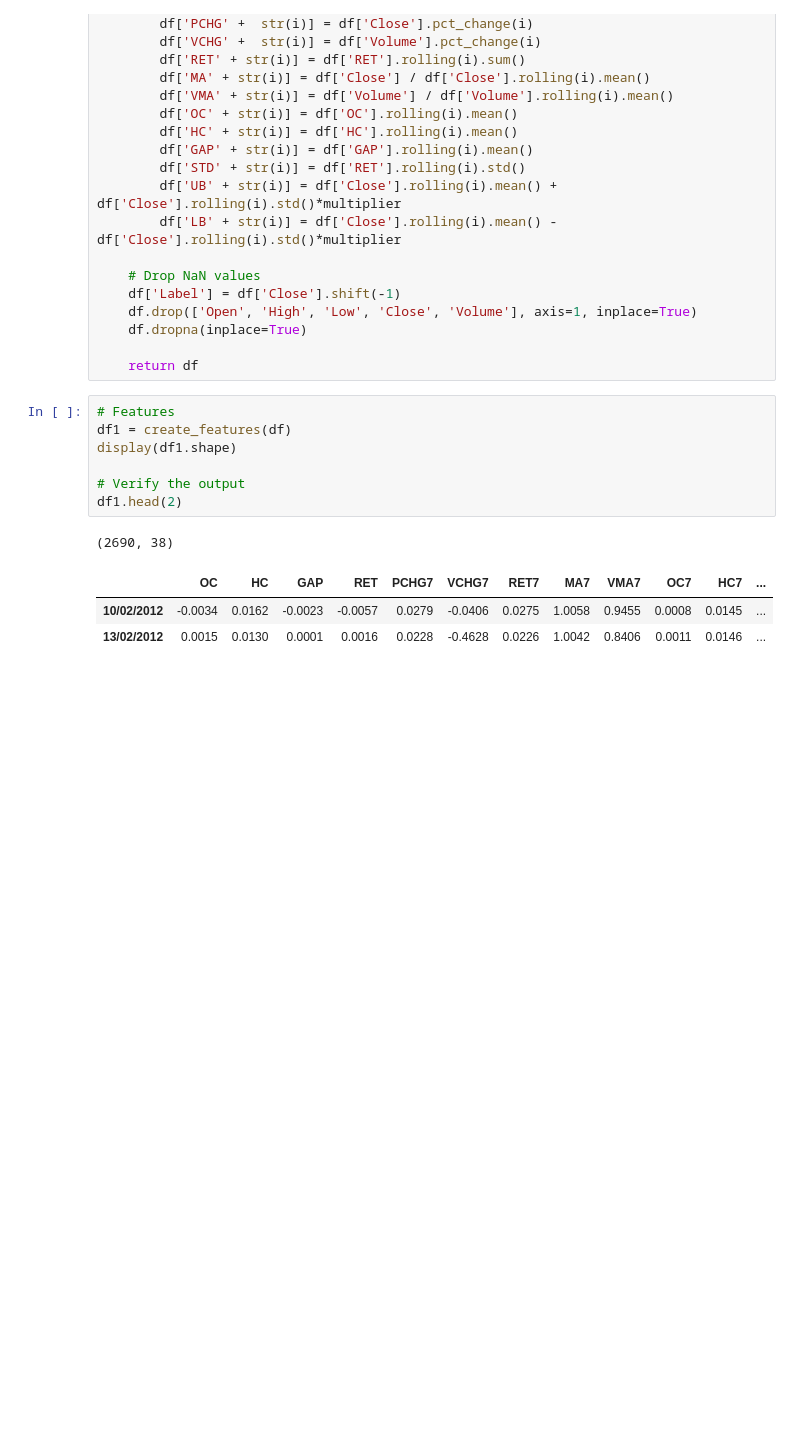
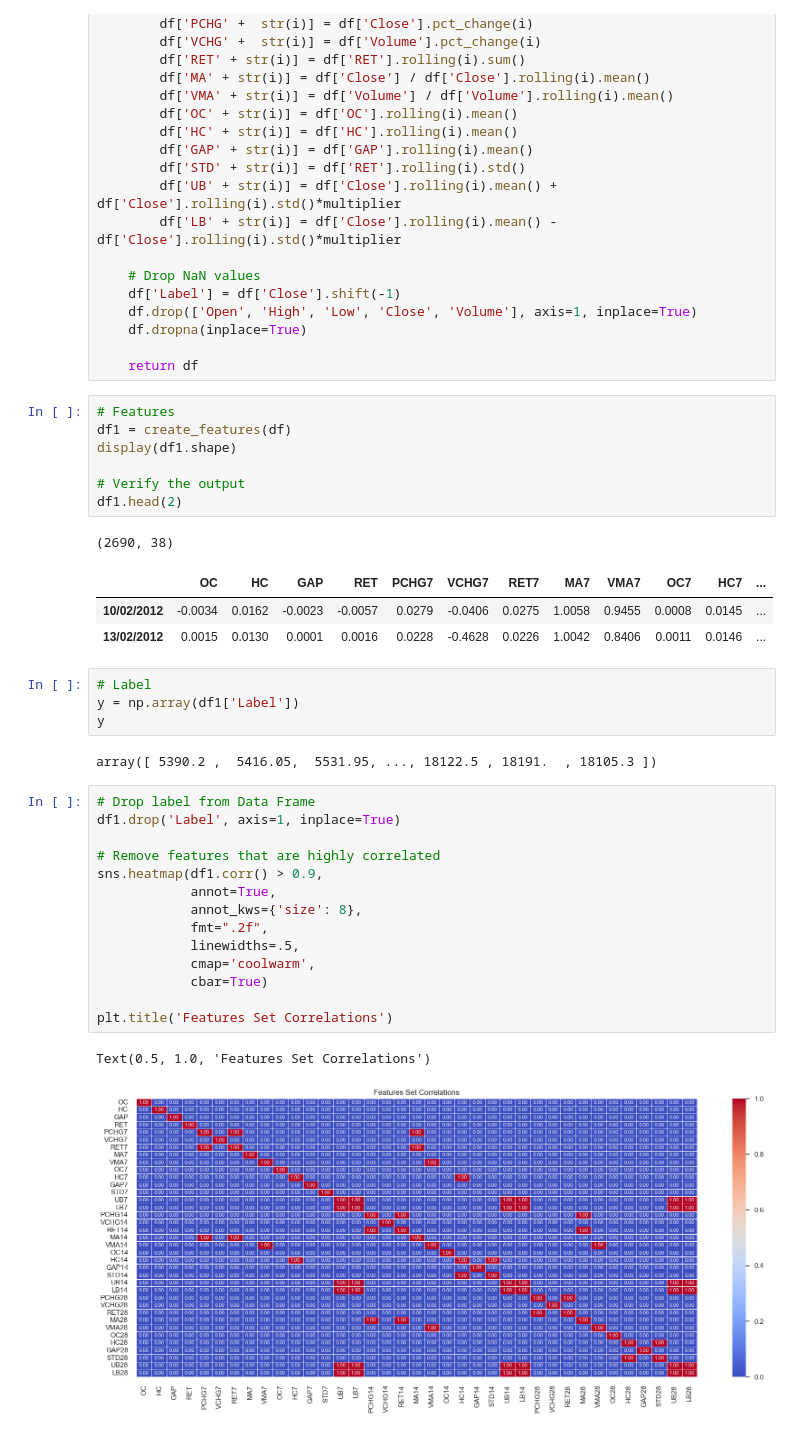
Before and after one commit to JoaoJungblut/QuantFinanceTraining, a Jupyter notebook: PythonLabs/pythonlab12.ipynb, the cells around one changed output. Cells and saved outputs as stored; diff of their text form; blank space fills up the shorter version.

```diff
--- a/PythonLabs/pythonlab12.ipynb
+++ b/PythonLabs/pythonlab12.ipynb
@@ -102,3 +102,26 @@ df1.head(2)
 |  | OC | HC | GAP | RET | PCHG7 | VCHG7 | RET7 | MA7 | VMA7 | OC7 | HC7 | ... |
 | 10/02/2012 | -0.0034 | 0.0162 | -0.0023 | -0.0057 | 0.0279 | -0.0406 | 0.0275 | 1.0058 | 0.9455 | 0.0008 | 0.0145 | ... |
 | 13/02/2012 | 0.0015 | 0.0130 | 0.0001 | 0.0016 | 0.0228 | -0.4628 | 0.0226 | 1.0042 | 0.8406 | 0.0011 | 0.0146 | ... |
+# %%
+# Label
+y = np.array(df1['Label'])
+y
+# %% [output]
+array([ 5390.2 ,  5416.05,  5531.95, ..., 18122.5 , 18191.  , 18105.3 ])
+# %%
+# Drop label from Data Frame
+df1.drop('Label', axis=1, inplace=True)
+
+# Remove features that are highly correlated
+sns.heatmap(df1.corr() > 0.9,
+            annot=True,
+            annot_kws={'size': 8},
+            fmt=".2f",
+            linewidths=.5,
+            cmap='coolwarm',
+            cbar=True)
+
+plt.title('Features Set Correlations')
+# %% [output]
+Text(0.5, 1.0, 'Features Set Correlations')
+[figure, added]
```
Also changed, not shown: parts of 4 cells of this notebook.
